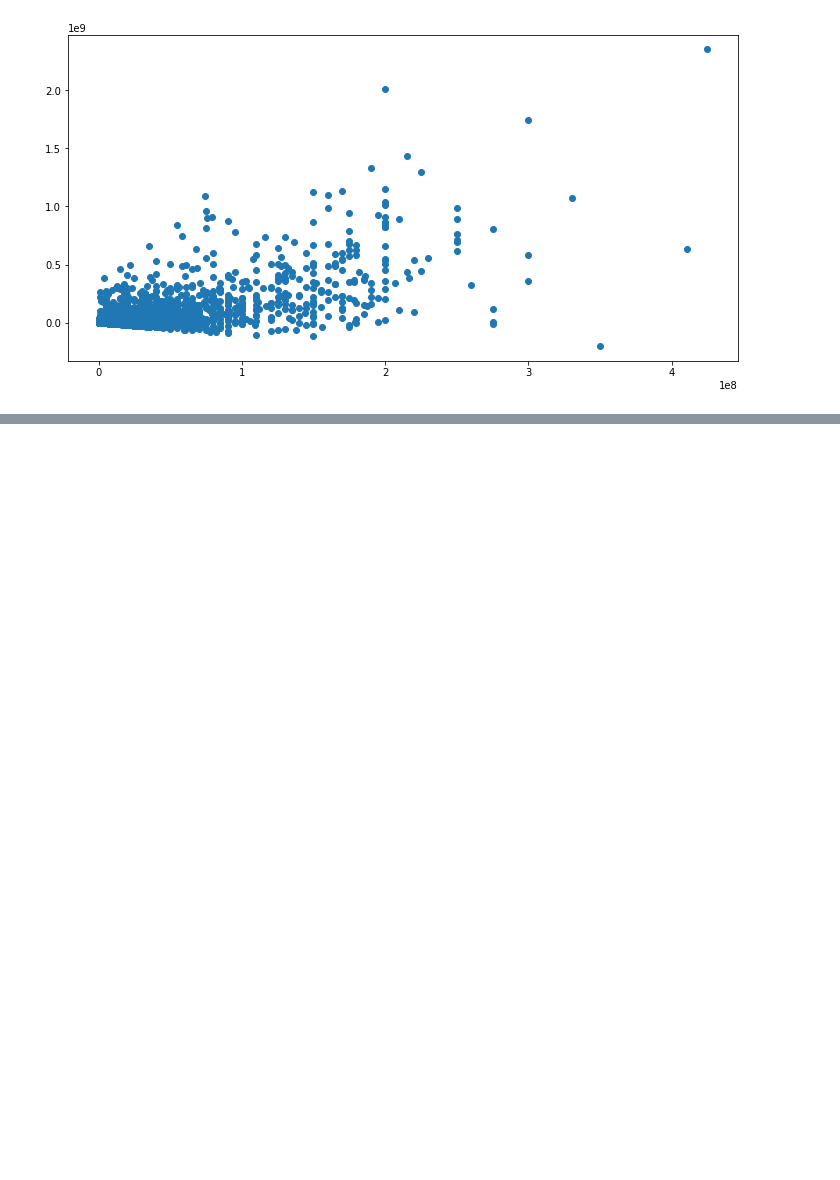
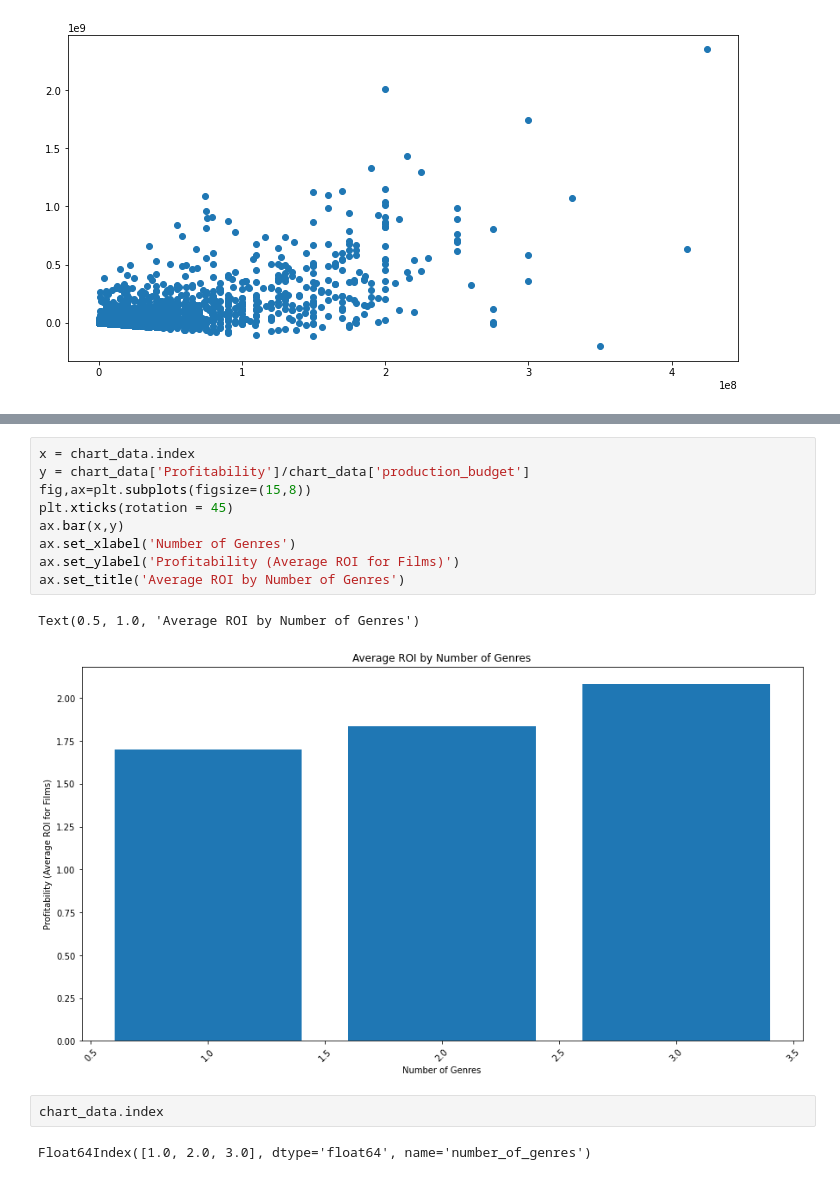
Before and after one commit to learn-co-curriculum/dsc-phase-1-project-v2-4, a Jupyter notebook: jeffsploration.ipynb, the cells around one changed output, grey strips where cells are left out. Cells and saved outputs as stored; diff of their text form; blank space fills up the shorter version.

```diff
--- a/jeffsploration.ipynb
+++ b/jeffsploration.ipynb
@@ -415,0 +564,16 @@ ax.scatter(x,y)
+# %%
+x = chart_data.index
+y = chart_data['Profitability']/chart_data['production_budget']
+fig,ax=plt.subplots(figsize=(15,8))
+plt.xticks(rotation = 45)
+ax.bar(x,y)
+ax.set_xlabel('Number of Genres')
+ax.set_ylabel('Profitability (Average ROI for Films)')
+ax.set_title('Average ROI by Number of Genres')
+# %% [output]
+Text(0.5, 1.0, 'Average ROI by Number of Genres')
+[figure, added]
+# %%
+chart_data.index
+# %% [output]
+Float64Index([1.0, 2.0, 3.0], dtype='float64', name='number_of_genres')
```
Also changed, not shown: parts of 15 cells of this notebook, 1 other file.
